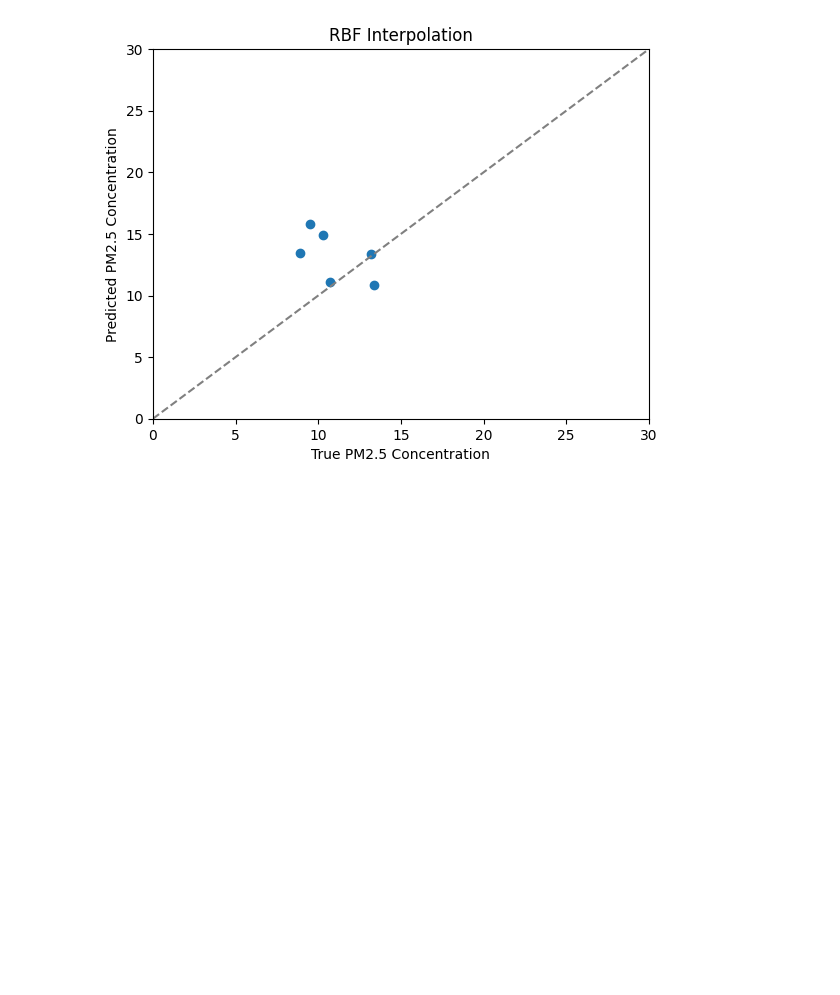
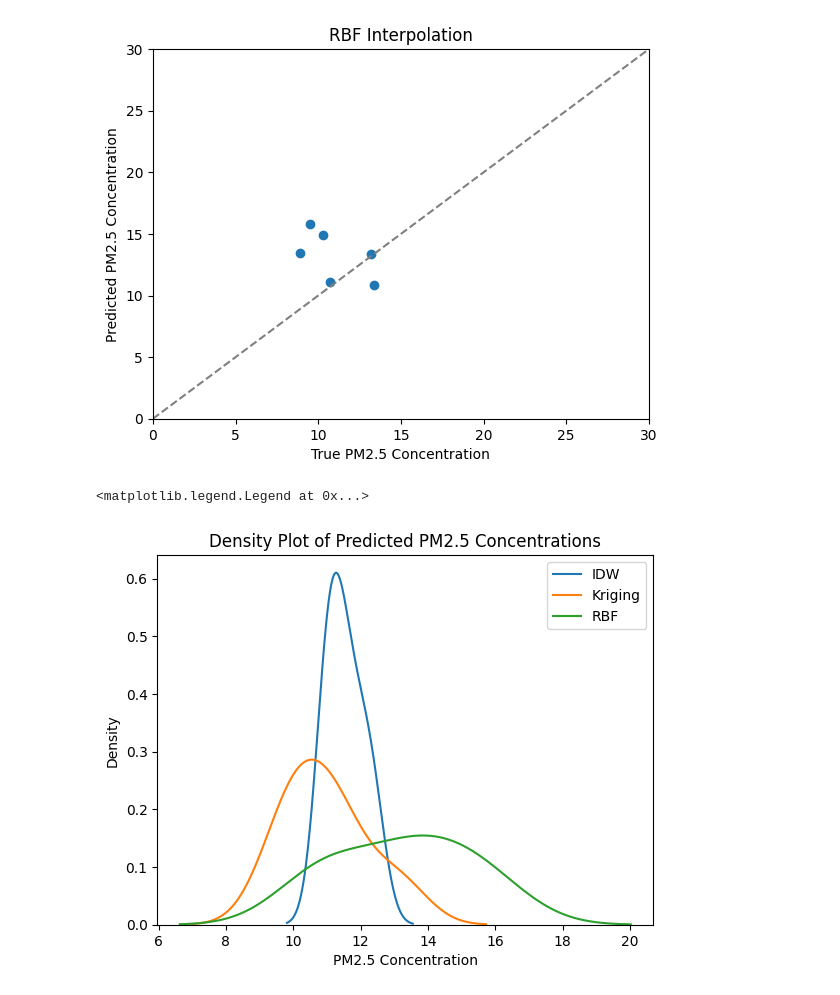
Before and after one commit to praseedm/PGMP, a Jupyter notebook: Interpolation_samples.ipynb, the cells around one changed output. Saved outputs shown, nothing was run; the diff lists cells and outputs as text; code cells hidden in the pictures; blank space fills up the shorter version.

```diff
--- a/Interpolation_samples.ipynb
+++ b/Interpolation_samples.ipynb
@@ -250,0 +253,11 @@ plt.show()
+# %%
+sns.kdeplot(Z_idw, label='IDW')
+sns.kdeplot(Z_kriging, label='Kriging')
+sns.kdeplot(Z_rbf, label='RBF')
+plt.xlabel('PM2.5 Concentration')
+plt.ylabel('Density')
+plt.title('Density Plot of Predicted PM2.5 Concentrations')
+plt.legend()
+# %% [output]
+<matplotlib.legend.Legend at 0x...>
+[figure, added]
```
Also changed, not shown: parts of 4 cells of this notebook.
